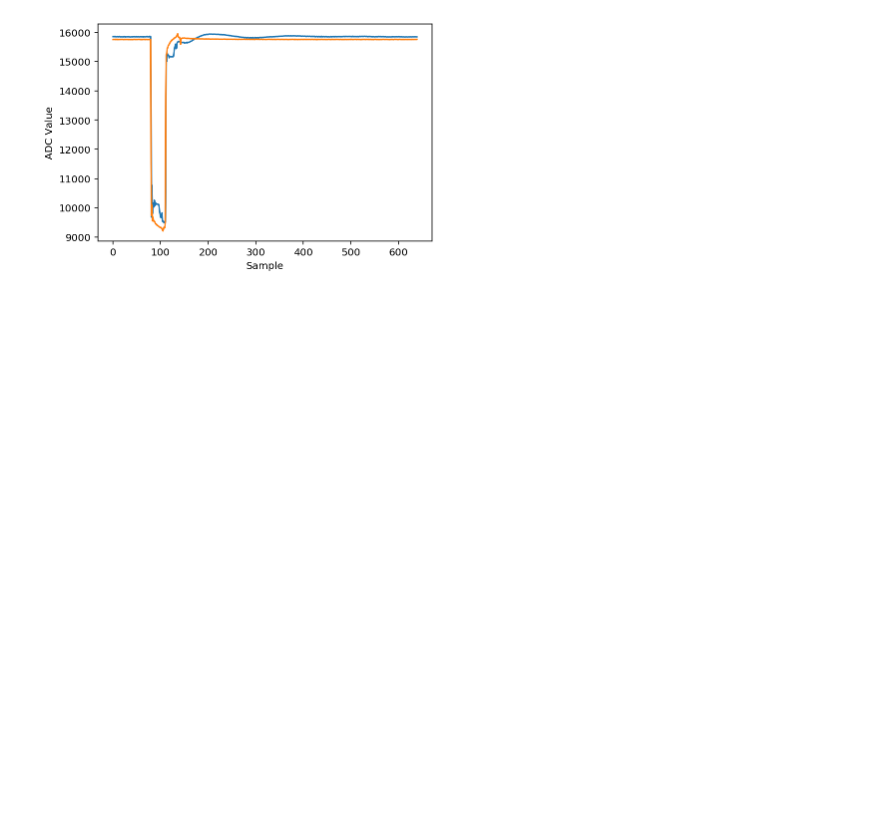
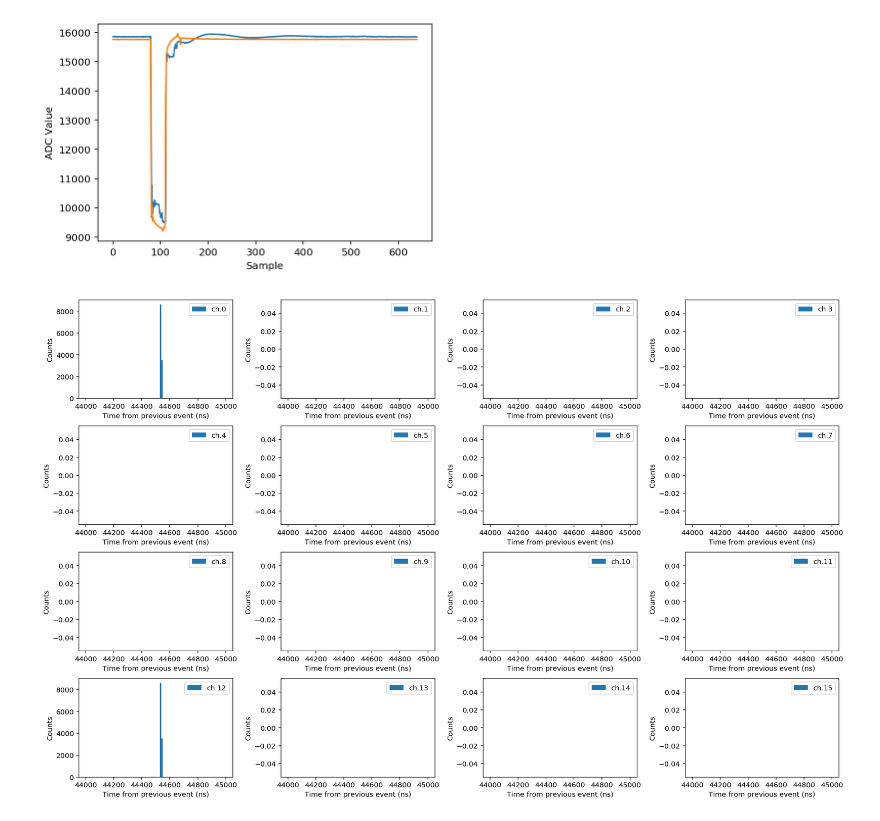
Before and after one commit to mzks/nvdaq_monitor, a Jupyter notebook: notebook/usage.ipynb, the cells around one changed output. Cells and saved outputs as stored; diff of their text form; code cells hidden in the pictures; blank space fills up the shorter version.

Commit message:
Add arguments to set explicit hist ranges and bins

```diff
--- a/notebook/usage.ipynb
+++ b/notebook/usage.ipynb
@@ -55,3 +55,8 @@ man.show_pulse(channel=0 , event=0)
 man.show_pulse(channel=12, event=0)
 # %% [output]
 [figure]
+# %%
+# If you want, you can set hist_range and bins
+man.show_diff_times(hist_range=(44000,45000), bins=100)
+# %% [output]
+[figure, added]
```
Also changed, not shown: parts of 4 cells of this notebook, 1 other file.
